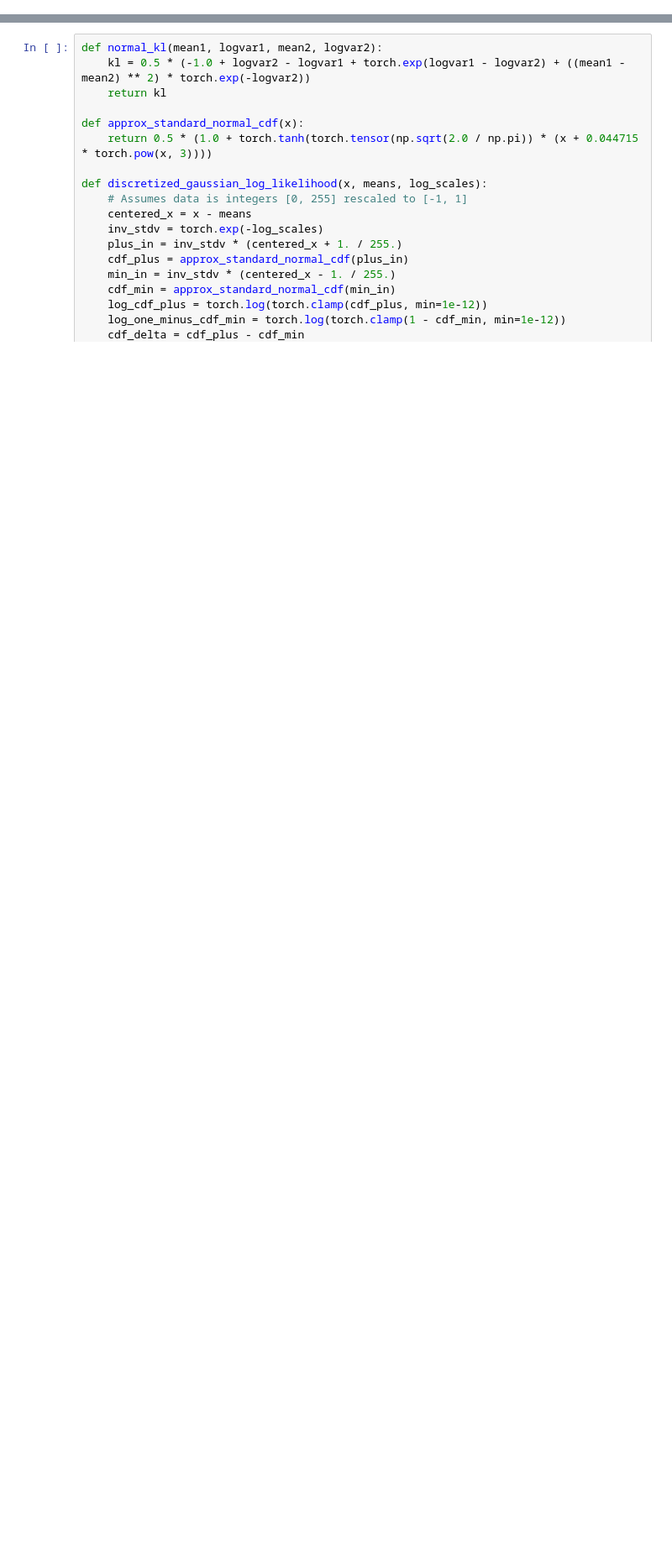
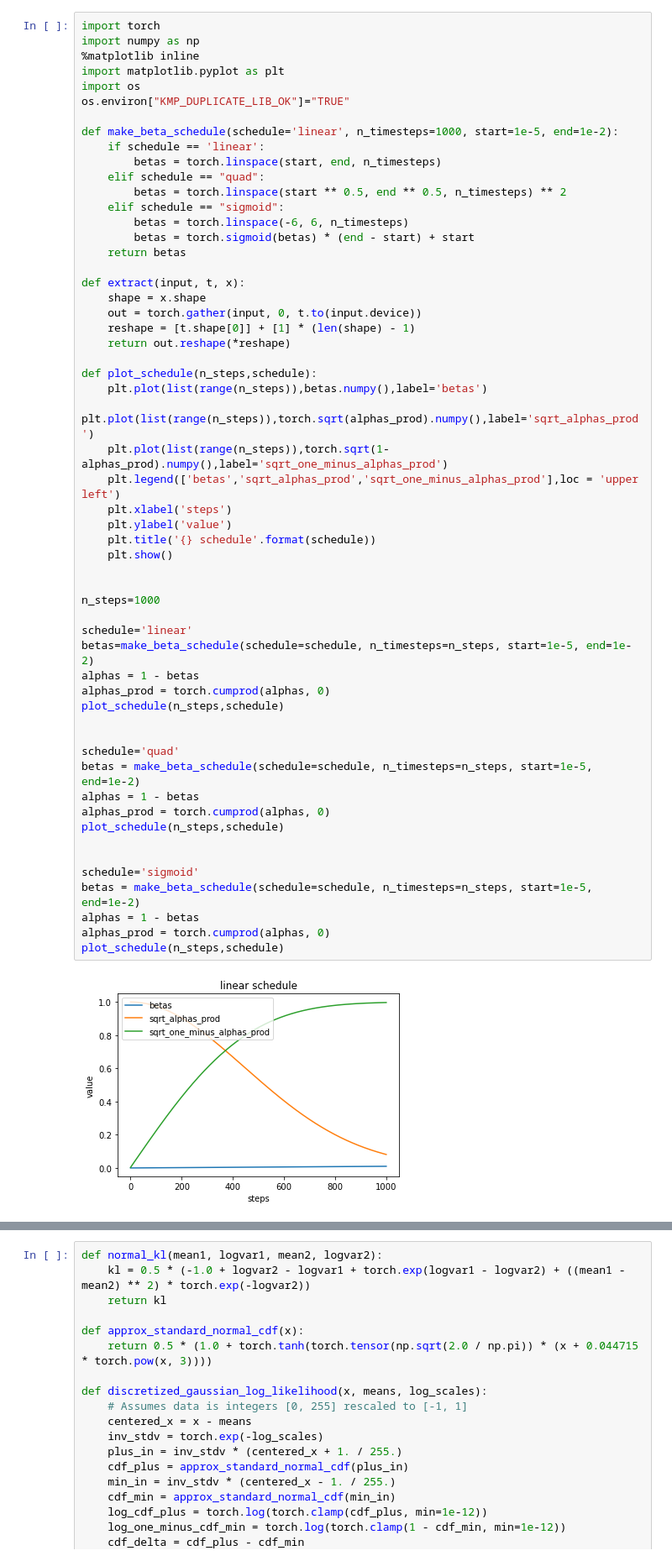
Before and after one commit to sunlin-ai/diffusion_tutorial, a Jupyter notebook: diffusion_05_DDPM.ipynb, the cells around one changed output, grey strips where cells are left out. Shown at 84% size. Cells and saved outputs as stored; diff of their text form; blank space fills up the shorter version.

```diff
--- a/diffusion_05_DDPM.ipynb
+++ b/diffusion_05_DDPM.ipynb
@@ -12,0 +28,58 @@
+# %%
+import torch
+import numpy as np
+%matplotlib inline
+import matplotlib.pyplot as plt
+import os
+os.environ["KMP_DUPLICATE_LIB_OK"]="TRUE"
+
+def make_beta_schedule(schedule='linear', n_timesteps=1000, start=1e-5, end=1e-2):
+    if schedule == 'linear':
+        betas = torch.linspace(start, end, n_timesteps)
+    elif schedule == "quad":
+        betas = torch.linspace(start ** 0.5, end ** 0.5, n_timesteps) ** 2
+    elif schedule == "sigmoid":
+        betas = torch.linspace(-6, 6, n_timesteps)
+        betas = torch.sigmoid(betas) * (end - start) + start
+    return betas
+
+def extract(input, t, x):
+    shape = x.shape
+    out = torch.gather(input, 0, t.to(input.device))
+    reshape = [t.shape[0]] + [1] * (len(shape) - 1)
+    return out.reshape(*reshape)
+
+def plot_schedule(n_steps,schedule):
+    plt.plot(list(range(n_steps)),betas.numpy(),label='betas')
+    plt.plot(list(range(n_steps)),torch.sqrt(alphas_prod).numpy(),label='sqrt_alphas_prod')
+    plt.plot(list(range(n_steps)),torch.sqrt(1-alphas_prod).numpy(),label='sqrt_one_minus_alphas_prod')
+    plt.legend(['betas','sqrt_alphas_prod','sqrt_one_minus_alphas_prod'],loc = 'upper left')
+    plt.xlabel('steps')
+    plt.ylabel('value')
+    plt.title('{} schedule'.format(schedule))
+    plt.show()
+
+
+n_steps=1000
+
+schedule='linear'
+betas=make_beta_schedule(schedule=schedule, n_timesteps=n_steps, start=1e-5, end=1e-2)
+alphas = 1 - betas
+alphas_prod = torch.cumprod(alphas, 0)
+plot_schedule(n_steps,schedule)
+
+
+schedule='quad'
+betas = make_beta_schedule(schedule=schedule, n_timesteps=n_steps, start=1e-5, end=1e-2)
+alphas = 1 - betas
+alphas_prod = torch.cumprod(alphas, 0)
+plot_schedule(n_steps,schedule)
+
+
+schedule='sigmoid'
+betas = make_beta_schedule(schedule=schedule, n_timesteps=n_steps, start=1e-5, end=1e-2)
+alphas = 1 - betas
+alphas_prod = torch.cumprod(alphas, 0)
+plot_schedule(n_steps,schedule)
+# %% [output]
+[figure, added]
```
Also changed, not shown: parts of 15 cells of this notebook, 11 other files.
